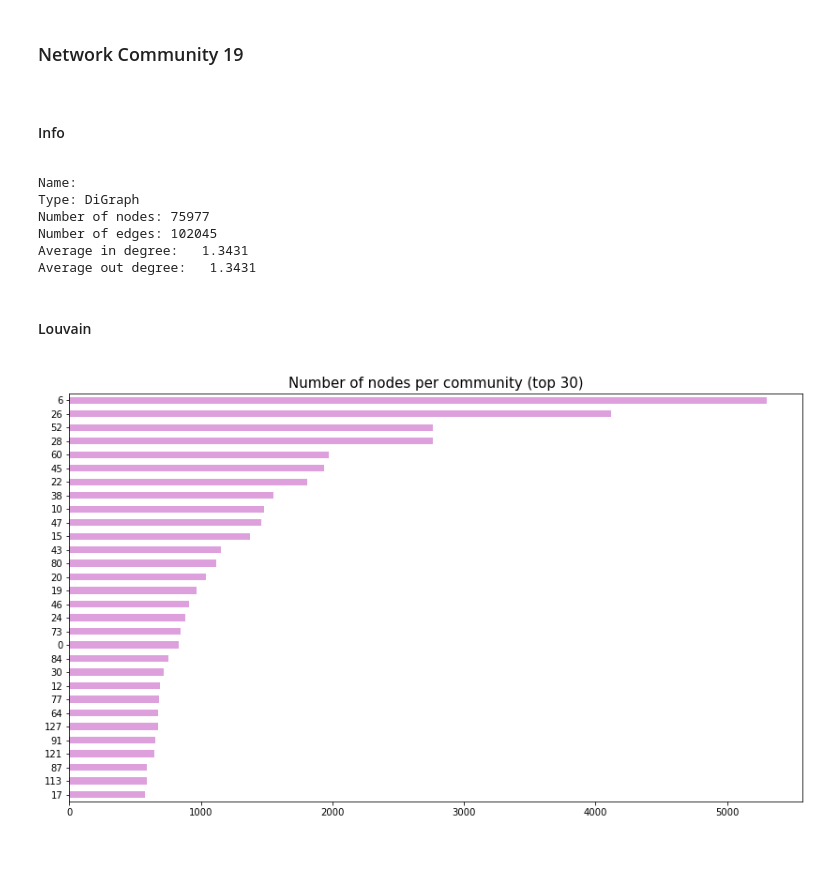
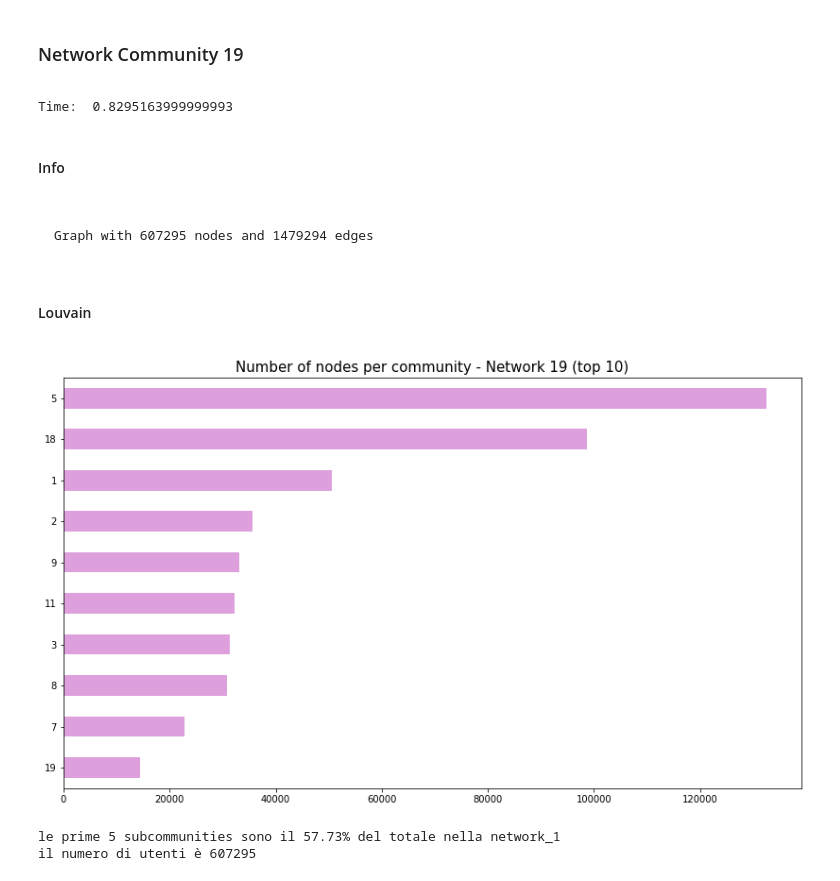
Before and after one commit to gi-ux/BachelorProject, a Jupyter notebook: notebook/Subnetworks.ipynb, the cells around one changed output. Cells and saved outputs as stored; diff of their text form; code cells hidden in the pictures; blank space fills up the shorter version.

```diff
--- a/notebook/Subnetworks.ipynb
+++ b/notebook/Subnetworks.ipynb
@@ -265,7 +252,7 @@ Utenti che retweettano i Good Dozen : 32212, il 1.79% sulla network
 </p>
 <a id="comm_2"/>
 # %%
-path_inside = path + "/nt_2/"
+path_inside = path + "/network_2/"
 louvain_path = glob.glob(path_inside + "louvain*.json")[0]
 louvain_2 = read_from_json(louvain_path)
 ccdh_rt_flt_2 = ccdh_rt[ccdh_rt.user_screen_name.isin([x for x in louvain_2])]
@@ -297,4 +281,9 @@ ax = comm[:10].plot(kind='barh', color='plum') #orange #lightseagreen
 ax.set_title('Number of nodes per community - Network 2 (top 10)', fontsize=15)
 ax.invert_yaxis()
 plt.show()
+s = 0
+for i in comm[:5]:
+    s = s + i
+print(f"le prime 5 subcommunities sono il {round(s/comm.sum()*100,2)}% del totale nella network_1")
+print(f"il numero di utenti è {comm.sum()}")
 # %% [output]
@@ -349,10 +313,0 @@ good_rt_flt_5 = good_rt[good_rt.user_screen_name.isin([x for x in louvain_5])]
-# %%
-communities = []
-for i in louvain_5:
-    communities.append(louvain_5.get(i))
-comm = pd.Series(communities).value_counts().sort_values(ascending=False)
-fig = plt.figure(figsize=(14, 8))
-ax = comm[:30].plot(kind='barh', color='plum', fig=(14,14)) #orange #lightseagreen
-ax.set_title('Number of nodes per community (top 30)', fontsize=15)
-ax.invert_yaxis()
-plt.show()
@@ -384,36 +315,42 @@ La network contiene 4259 utenti che retwettano i GOOD DOZEN su un totale di 5942
 ### Network Community 19
 <a id="comm_19"/>
 # %%
-nt_19 = pd.read_csv(path + "nt_19.csv", low_memory=False, lineterminator='\n')
-out_19 = network_general(nt_19)
-louvain_19 = network_louvain(nt_19)
-ccdh_rt_flt_19 = ccdh_rt[ccdh_rt.user_screen_name.isin([x for x in louvain_19["best_part"]])]
-good_rt_flt_19 = good_rt[good_rt.user_screen_name.isin([x for x in louvain_19["best_part"]])]
+path_inside = path + "/network_19/"
+louvain_path = glob.glob(path_inside + "louvain*.json")[0]
+louvain_19 = read_from_json(louvain_path)
+ccdh_rt_flt_19 = ccdh_rt[ccdh_rt.user_screen_name.isin([x for x in louvain_19])]
+good_rt_flt_19 = good_rt[good_rt.user_screen_name.isin([x for x in louvain_19])]
+# %% [output]
+Time:  0.8295163999999993
 # %% [markdown]
 #### Info
 <a id="info_19"/>
-# %%
-print(out_19["info"])
-# %% [output]
-Name:
-Type: DiGraph
-Number of nodes: 75977
-Number of edges: 102045
-Average in degree:   1.3431
-Average out degree:   1.3431
+# %% [markdown]
+<p>
+
+    Graph with 607295 nodes and 1479294 edges
+
+</p>
 # %% [markdown]
 #### Louvain
 <a id="louvain_19"/>
 # %%
 communities = []
-for i in louvain_19["best_part"]:
-    communities.append(louvain_19["best_part"].get(i))
+for i in louvain_19:
+    communities.append(louvain_19.get(i))
 comm = pd.Series(communities).value_counts().sort_values(ascending=False)
 fig = plt.figure(figsize=(14, 8))
-ax = comm[:30].plot(kind='barh', color='plum', fig=(14,14)) #orange #lightseagreen
-ax.set_title('Number of nodes per community (top 30)', fontsize=15)
+ax = comm[:10].plot(kind='barh', color='plum') #orange #lightseagreen
+ax.set_title('Number of nodes per community - Network 19 (top 10)', fontsize=15)
 ax.invert_yaxis()
 plt.show()
+s = 0
+for i in comm[:5]:
+    s = s + i
+print(f"le prime 5 subcommunities sono il {round(s/comm.sum()*100,2)}% del totale nella network_1")
+print(f"il numero di utenti è {comm.sum()}")
 # %% [output]
-[figure, old version]
+[figure, new version]
+le prime 5 subcommunities sono il 57.73% del totale nella network_1
+il numero di utenti è 607295
 # %%
```
Also changed, not shown: parts of 24 cells of this notebook, 1 other file.
